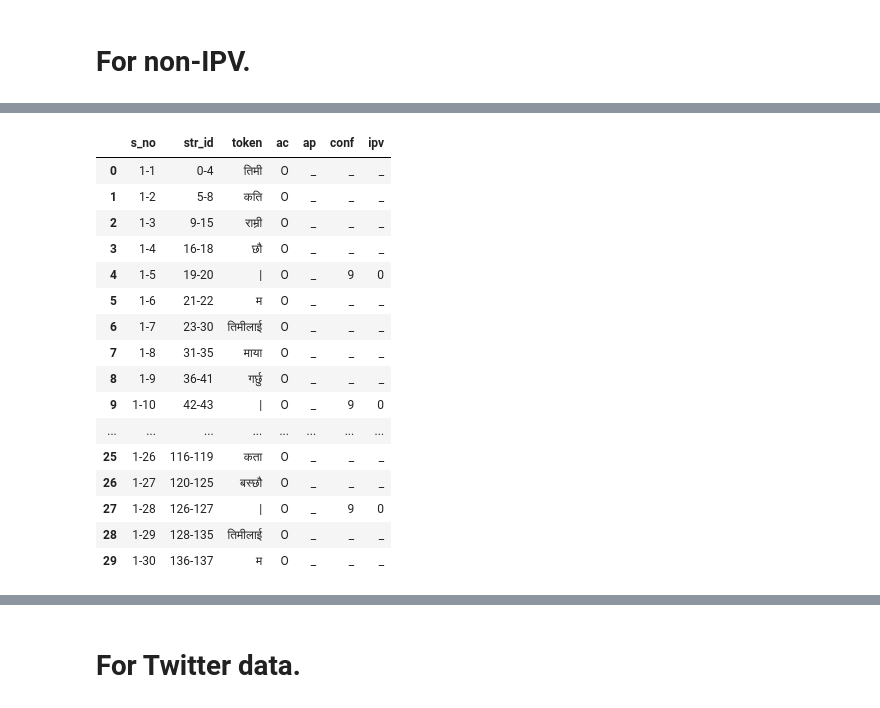
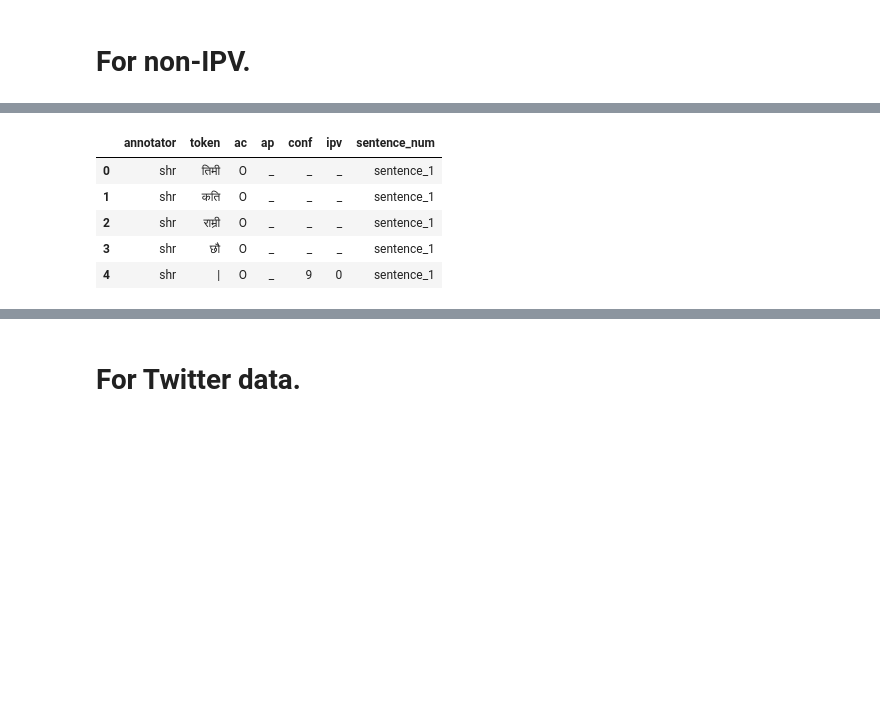
Before and after one commit to naamiinepal/IPV-detection, a Jupyter notebook: annotation/notebooks_annotation/accumulate.ipynb, the cells around one changed output, grey strips where cells are left out. Cells and saved outputs as stored; diff of their text form; code cells hidden in the pictures; blank space fills up the shorter version.

```diff
--- a/annotation/notebooks_annotation/accumulate.ipynb
+++ b/annotation/notebooks_annotation/accumulate.ipynb
@@ -234,0 +244,18 @@ df_ipv.dropna(inplace = True)
+# %%
+def clean_merged(df):
+    """
+    Cleaner Function.
+    """
+
+    ### Clean the IPV and conf column.
+    df['ipv'] = df['ipv'].apply(lambda x: x[0] if x != "*" else "_")
+    df['conf'] = df['conf'].apply(lambda x: x[0] if x != "*" else "_")
+
+    ### Clean the aspect category column.
+    df['ac'] = df['ac'].replace({"_" : "O"})
+
+    ### Remove bad symbols.
+    df['token'] = df['token'].replace({'"' : nan})
+    df.dropna(inplace = True)
+
+    return df
@@ -407,0 +397,18 @@ df_non_ipv.dropna(inplace = True)
+# %%
+## Merge to DataFrame.
+df_shr_non_ipv = merge_annotations(shr_filenames_non_ipv)
+df_shr_non_ipv = pd.concat([pd.DataFrame({"annotator" : ["shr"] * len(df_shr_non_ipv) }), df_shr_non_ipv], axis = 1)
+
+df_shr_common_non_ipv = merge_annotations(shr_common_filenames_non_ipv)
+df_shr_common_non_ipv = pd.concat([pd.DataFrame({"annotator" : ["shr_common"] * len(df_shr_common_non_ipv) }), df_shr_common_non_ipv], axis = 1)
+
+df_krn_non_ipv = merge_annotations(krn_filenames_non_ipv)
+df_krn_non_ipv = pd.concat([pd.DataFrame({"annotator" : ["krn"] * len(df_krn_non_ipv) }), df_krn_non_ipv], axis = 1)
+
+#df_krn_common_non_ipv = merge_annotations(krn_common_filenames_non_ipv)
+#df_krn_common_non_ipv = pd.concat([pd.DataFrame({"annotator" : ["krn_common"] * len(df_krn_common_non_ipv) }), df_krn_common_non_ipv], axis = 1)
+
+## Concat all.
+#df_non_ipv = pd.concat([df_shr_non_ipv, df_shr_common_non_ipv, df_krn_non_ipv, df_krn_common_non_ipv])
+df_non_ipv = pd.concat([df_shr_non_ipv, df_shr_common_non_ipv, df_krn_non_ipv], axis = 0, ignore_index = True)
+df_non_ipv.iloc[500:550, :]
@@ -408,20 +433,15 @@ df_non_ipv.dropna(inplace = True)
+# %%
+## Basic pre-processing.
+df_non_ipv = clean_merged(df_non_ipv)
+
+### Add sentence markers.
+df_non_ipv = add_sentence_marker(df_non_ipv)
 # %%
-df_non_ipv.head(30)
+df_non_ipv.head()
 # %% [output]
-|  | s_no | str_id | token | ac | ap | conf | ipv |
-| 0 | 1-1 | 0-4 | तिमी | O | _ | _ | _ |
-| 1 | 1-2 | 5-8 | कति | O | _ | _ | _ |
-| 2 | 1-3 | 9-15 | राम्री | O | _ | _ | _ |
-| 3 | 1-4 | 16-18 | छौ | O | _ | _ | _ |
-| 4 | 1-5 | 19-20 | | | O | _ | 9 | 0 |
-| 5 | 1-6 | 21-22 | म | O | _ | _ | _ |
-| 6 | 1-7 | 23-30 | तिमीलाई | O | _ | _ | _ |
-| 7 | 1-8 | 31-35 | माया | O | _ | _ | _ |
-| 8 | 1-9 | 36-41 | गर्छु | O | _ | _ | _ |
-| 9 | 1-10 | 42-43 | | | O | _ | 9 | 0 |
-| ... | ... | ... | ... | ... | ... | ... | ... |
-| 25 | 1-26 | 116-119 | कता | O | _ | _ | _ |
-| 26 | 1-27 | 120-125 | बस्छौ | O | _ | _ | _ |
-| 27 | 1-28 | 126-127 | | | O | _ | 9 | 0 |
-| 28 | 1-29 | 128-135 | तिमीलाई | O | _ | _ | _ |
-| 29 | 1-30 | 136-137 | म | O | _ | _ | _ |
+|  | annotator | token | ac | ap | conf | ipv | sentence_num |
+| 0 | shr | तिमी | O | _ | _ | _ | sentence_1 |
+| 1 | shr | कति | O | _ | _ | _ | sentence_1 |
+| 2 | shr | राम्री | O | _ | _ | _ | sentence_1 |
+| 3 | shr | छौ | O | _ | _ | _ | sentence_1 |
+| 4 | shr | | | O | _ | 9 | 0 | sentence_1 |
```
Also changed, not shown: parts of 51 cells of this notebook.
